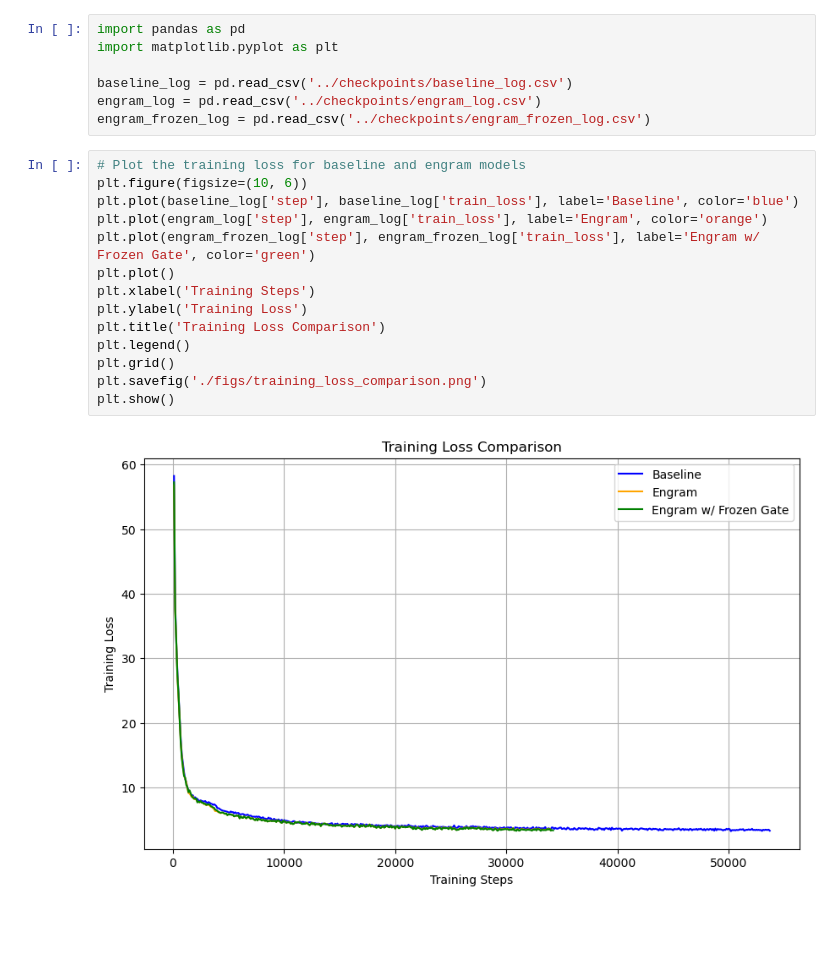
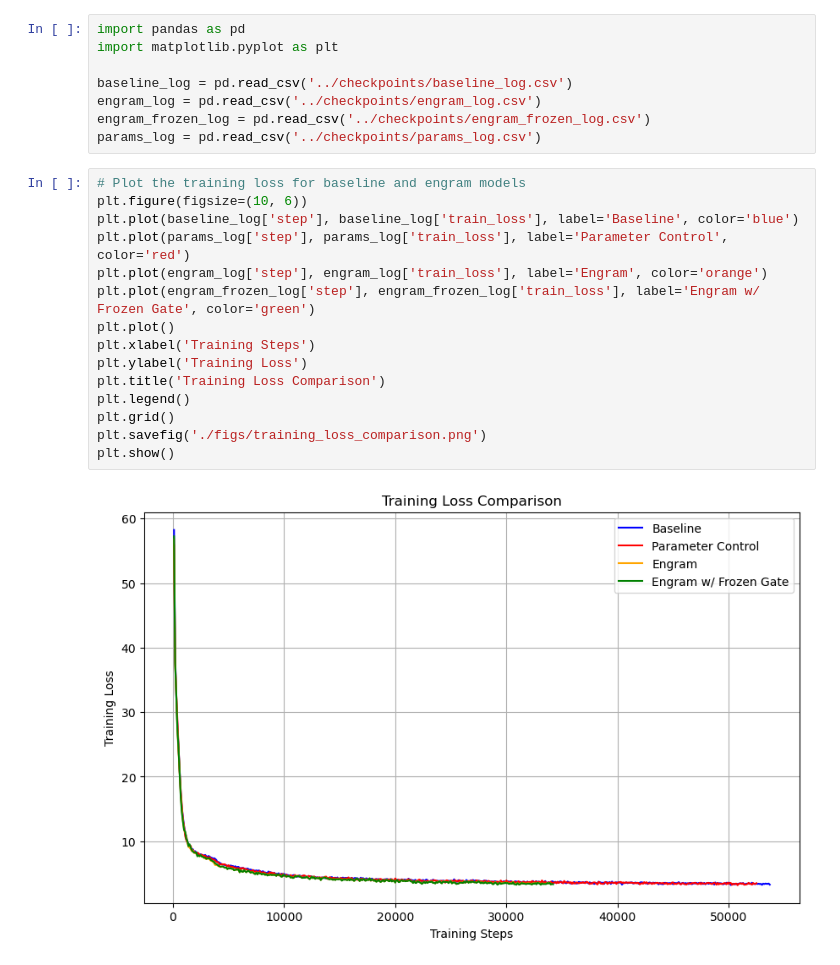
Before and after one commit to koacow/deepseek-engram-lm, a Jupyter notebook: reports/training_comparison.ipynb, the cells around one changed output. Saved outputs shown, nothing was run; the diff lists cells and outputs as text; blank space fills up the shorter version.

Commit message:
updated midway report with paramscontrol training results

```diff
--- a/reports/training_comparison.ipynb
+++ b/reports/training_comparison.ipynb
@@ -5,22 +5,24 @@ import matplotlib.pyplot as plt
 baseline_log = pd.read_csv('../checkpoints/baseline_log.csv')
 engram_log = pd.read_csv('../checkpoints/engram_log.csv')
 engram_frozen_log = pd.read_csv('../checkpoints/engram_frozen_log.csv')
+params_log = pd.read_csv('../checkpoints/params_log.csv')
 # %%
 # Plot the training loss for baseline and engram models
 plt.figure(figsize=(10, 6))
 plt.plot(baseline_log['step'], baseline_log['train_loss'], label='Baseline', color='blue')
+plt.plot(params_log['step'], params_log['train_loss'], label='Parameter Control', color='red')
 plt.plot(engram_log['step'], engram_log['train_loss'], label='Engram', color='orange')
 plt.plot(engram_frozen_log['step'], engram_frozen_log['train_loss'], label='Engram w/ Frozen Gate', color='green')
 plt.plot()
 plt.xlabel('Training Steps')
 plt.ylabel('Training Loss')
 plt.title('Training Loss Comparison')
 plt.legend()
 plt.grid()
 plt.savefig('./figs/training_loss_comparison.png')
 plt.show()
 # %% [output]
-[figure, old version]
+[figure, new version]
 # %%
 print("Lowest training loss for each model:")
 print(f"Baseline: {baseline_log['train_loss'].min():.4f} at step {baseline_log['step'][baseline_log['train_loss'].idxmin()]}")
```
Also changed, not shown: parts of 3 cells of this notebook, 5 other files.
